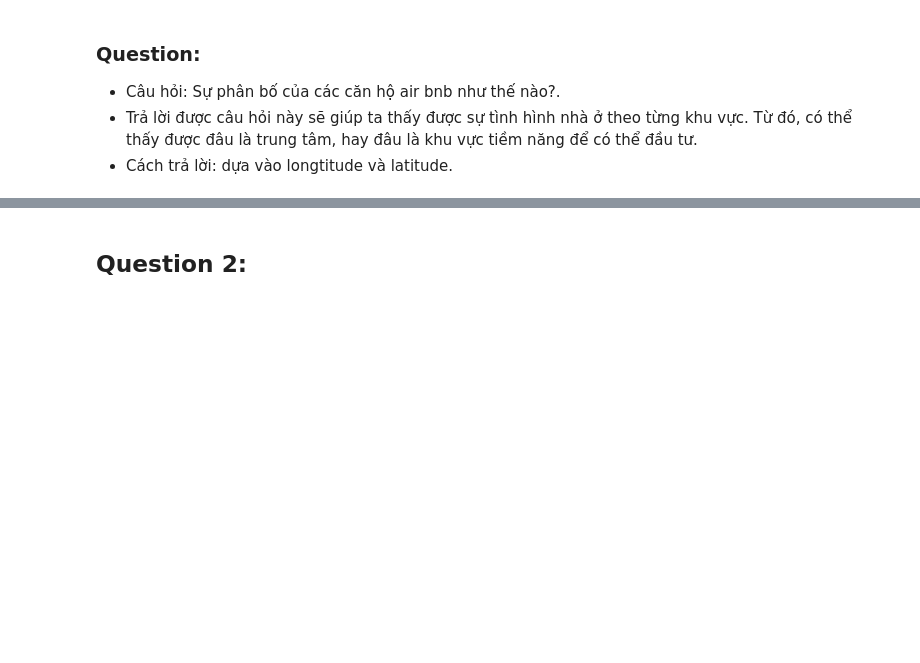
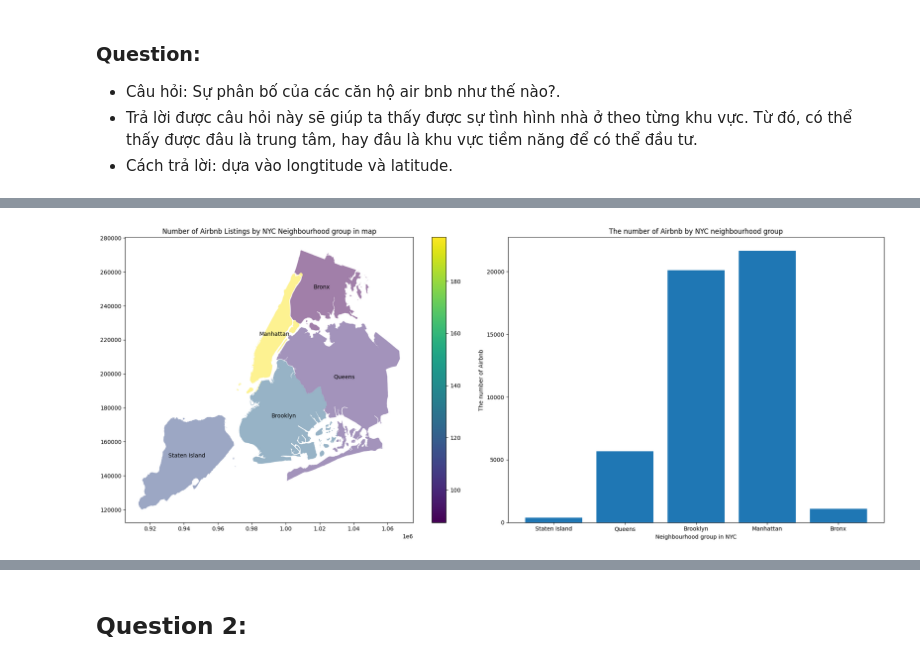
Before and after one commit to Gabien21/CSC17104_P4DS_final_project, a Jupyter notebook: Project/3_Asking_meaningful_questions.ipynb, the cells around one changed output, grey strips where cells are left out. Cells and saved outputs as stored; diff of their text form; code cells hidden in the pictures; blank space fills up the shorter version.

```diff
--- a/Project/3_Asking_meaningful_questions.ipynb
+++ b/Project/3_Asking_meaningful_questions.ipynb
@@ -20,3 +20,13 @@ from sklearn.metrics import mean_squared_error, mean_absolute_error, r2_score
 - Câu hỏi: Sự phân bố của các căn hộ air bnb như thế nào?.
 - Trả lời được câu hỏi này sẽ giúp ta thấy được sự tình hình nhà ở theo từng khu vực. Từ đó, có thể thấy được đâu là trung tâm, hay đâu là khu vực tiềm năng để có thể đầu tư.
 - Cách trả lời: dựa vào longtitude và latitude.
+# %%
+raw_df = pd.read_csv('./Data/processed_data/processed_data.csv')
+# %%
+aggregation_functions = {
+    'price': 'mean',
+    'id':'count'
+}
+
+result = raw_df.groupby(['neighbourhood_group']).agg(aggregation_functions).reset_index()
+result
@@ -22,0 +40,6 @@ from sklearn.metrics import mean_squared_error, mean_absolute_error, r2_score
+# %%
+city_df = geopandas.read_file(geopandas.datasets.get_path('nybb'))
+
+result.rename(columns={'neighbourhood_group':'BoroName'}, inplace=True)
+city_df = city_df.merge(right=result,how='inner',on='BoroName')
+city_df
@@ -22,0 +57,16 @@ from sklearn.metrics import mean_squared_error, mean_absolute_error, r2_score
+# %%
+fig,ax = plt.subplots(1,2, figsize=(20,8))
+city_df.plot(column='price' ,alpha=.5, ax=ax[0], legend=True)
+city_df.apply(lambda x: ax[0].annotate(text=x.BoroName, color='black', xy=x.geometry.centroid.coords[0],ha='center'), axis=1)
+ax[0].set_title("Number of Airbnb Listings by NYC Neighbourhood group in map")
+
+
+
+ax[1].bar(city_df['BoroName'],city_df['id'])
+ax[1].set_xlabel('Neighbourhood group in NYC')
+ax[1].set_ylabel('The number of Airbnb')
+ax[1].set_title('The number of Airbnb by NYC neighbourhood group')
+plt.tight_layout()
+plt.show()
+# %% [output]
+[figure, added]
```
Also changed, not shown: parts of 3 cells of this notebook.
